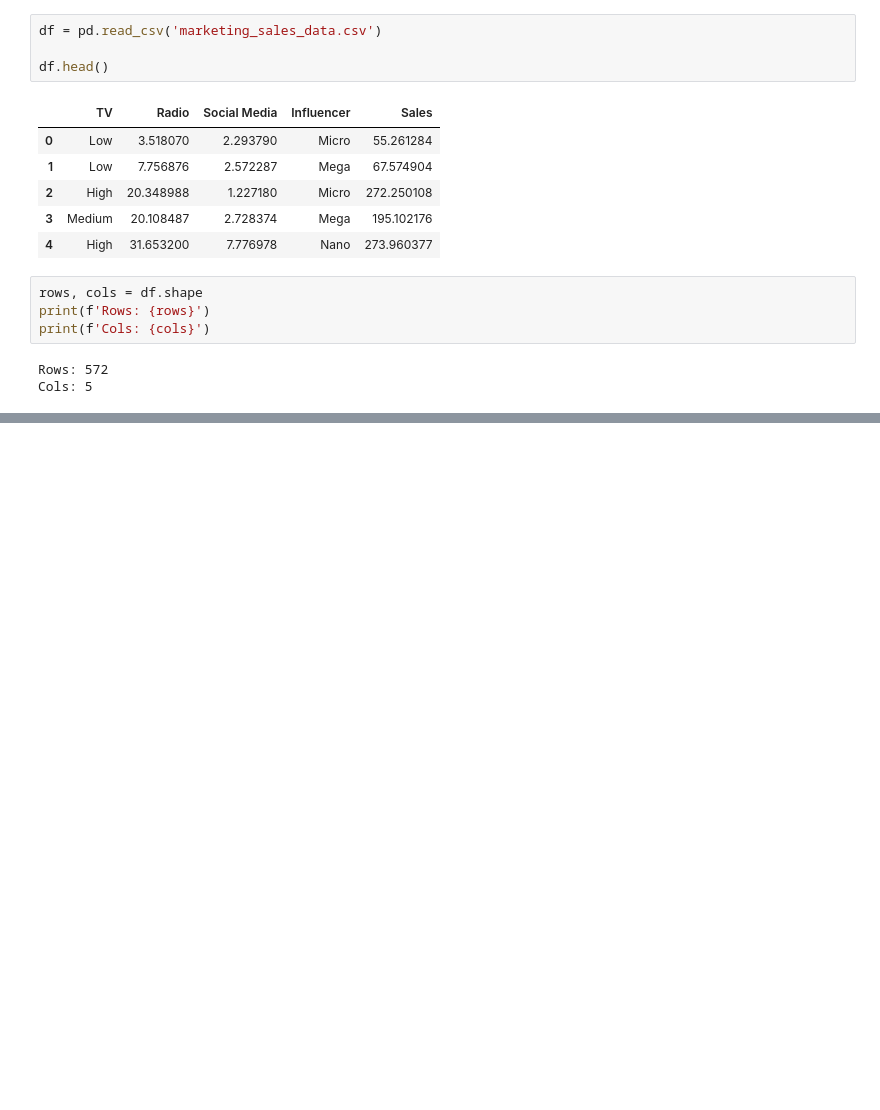
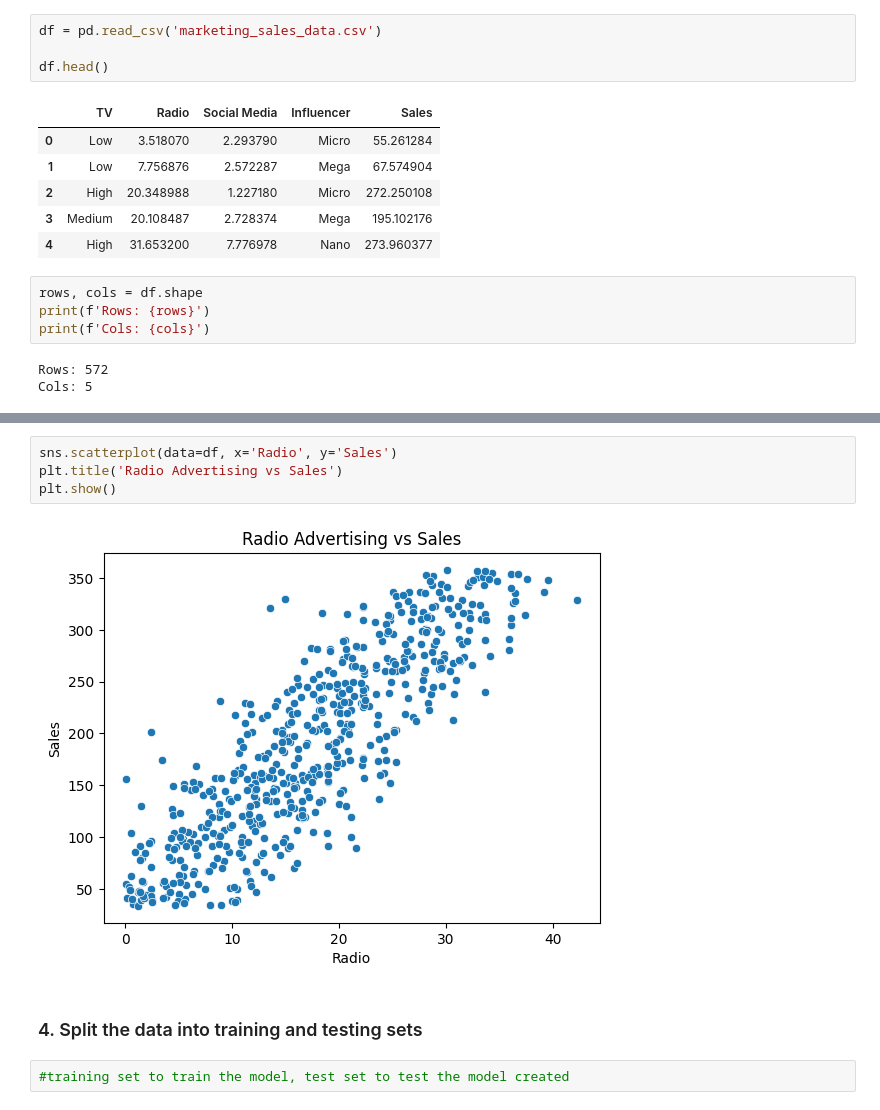
Before and after one commit to courjimen/MachineLearningPractice, a Jupyter notebook: linear_regression.ipynb, the cells around one changed output, grey strips where cells are left out. Cells and saved outputs as stored; diff of their text form; blank space fills up the shorter version.

```diff
--- a/linear_regression.ipynb
+++ b/linear_regression.ipynb
@@ -39,0 +87,10 @@ Cols: 5
+# %%
+sns.scatterplot(data=df, x='Radio', y='Sales')
+plt.title('Radio Advertising vs Sales')
+plt.show()
+# %% [output]
+[figure, added]
+# %% [markdown]
+### 4. Split the data into training and testing sets
+# %%
+#training set to train the model, test set to test the model created
```
Also changed, not shown: parts of 8 cells of this notebook.
